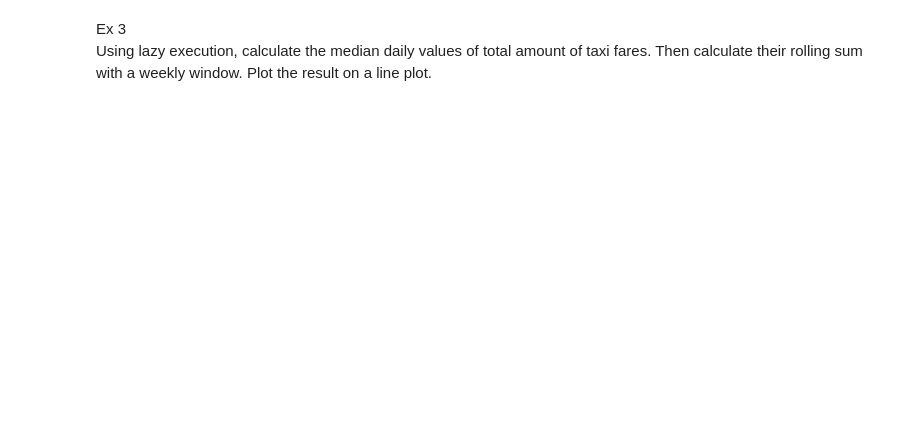
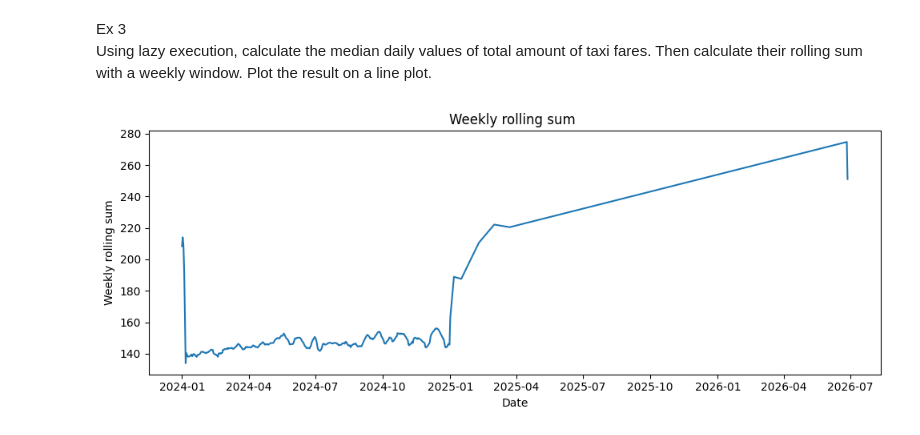
Before and after one commit to Virtual23PRO/lab_3MLProject, a Jupyter notebook: notebook_polars.ipynb, the cells around one changed output. Cells and saved outputs as stored; diff of their text form; code cells hidden in the pictures; blank space fills up the shorter version.

```diff
--- a/notebook_polars.ipynb
+++ b/notebook_polars.ipynb
@@ -1128,3 +1230,41 @@ Using lazy execution, compare the median taxi are in the first and fourth quarte
 # %% [markdown]
 Ex 3
 Using lazy execution, calculate the median daily values of total amount of taxi fares. Then calculate their rolling sum with a weekly window. Plot the result on a line plot.
+# %%
+scans = [
+    pl.scan_parquet(p).with_columns(
+        pl.col("tpep_pickup_datetime").dt.cast_time_unit("ms"),
+        pl.col("tpep_dropoff_datetime").dt.cast_time_unit("ms"),
+    )
+    for p in glob.glob(f"{DATA_DIR}/*.parquet")
+]
+
+lf = pl.concat(scans)
+
+daily = (
+    lf.select(
+        pl.col("tpep_dropoff_datetime").dt.date().alias("date"),
+        pl.col("total_amount"),
+    )
+    .group_by("date")
+    .agg(pl.median("total_amount").alias("median_total_amount"))
+    .sort("date")
+)
+
+daily_roll = daily.with_columns(
+    pl.col("median_total_amount")
+      .rolling_sum(window_size=7)
+      .alias("rolling_7d_sum")
+)
+
+df_res = daily_roll.collect()
+
+plt.figure(figsize=(10,4))
+plt.plot(df_res["date"].to_list(), df_res["rolling_7d_sum"].to_list())
+plt.title("Weekly rolling sum ")
+plt.xlabel("Date")
+plt.ylabel("Weekly rolling sum")
+plt.tight_layout()
+plt.show()
+# %% [output]
+[figure, added]
```
Also changed, not shown: parts of 14 cells of this notebook.
